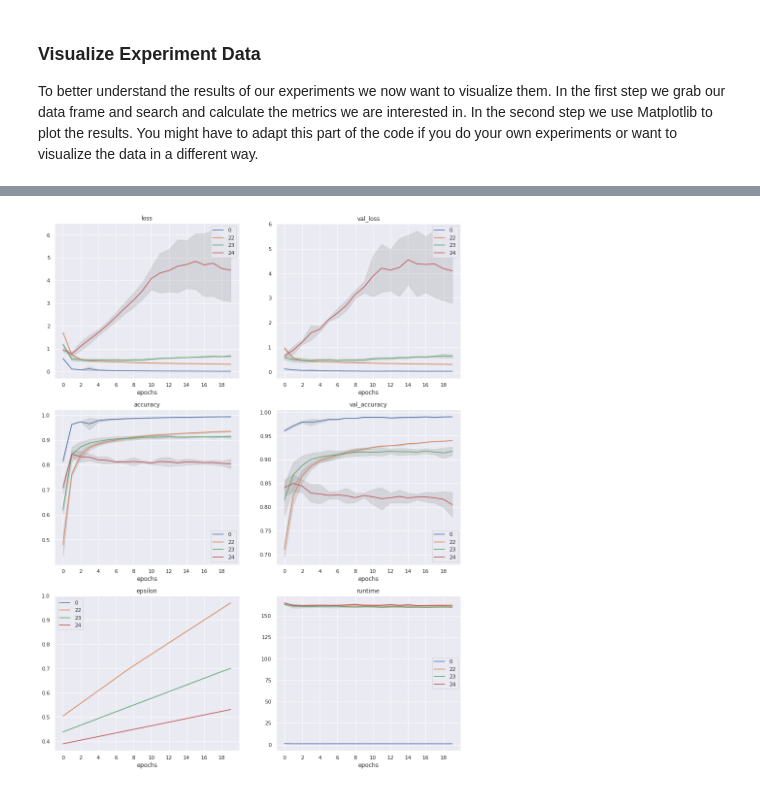
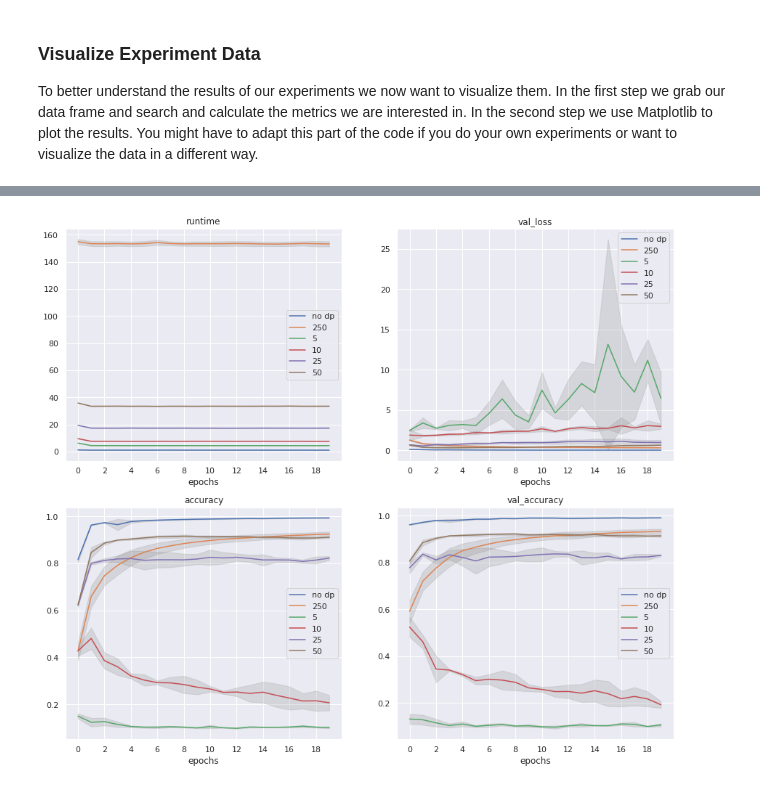
Before and after one commit to hallojs/tf-privacy_guide, a Jupyter notebook: mnist_dpsgd.ipynb, the cells around one changed output, grey strips where cells are left out. Cells and saved outputs as stored; diff of their text form; code cells hidden in the pictures.

```diff
--- a/mnist_dpsgd.ipynb
+++ b/mnist_dpsgd.ipynb
@@ -80,8 +81,7 @@ def compute_epsilon(noise_multiplier, batch_size, target_delta,
       List of orders, at which the Renyi divergence will be computed. If you
       are targeting a particular range of epsilons (say, 1—10) and your delta
       is fixed (say, 10^-5), then your orders must cover the range between
-      1+ln(1/delta)/10=2.15 and 1+ln(1/delta)/1=12.5. The default orders are
-      suitable for the mnist dataset.
+      1+ln(1/delta)/10=2.15 and 1+ln(1/delta)/1=12.5.
   """
   # Together with the noise multiplier are these the parameters which are
   # relevant to measuring the potential privacy loss induced by the training.
@@ -503,15 +489,15 @@ The following code is intended to let you experiment with different combinations
 ### Run Experiments
 # %%
 # If true, the DP-Optimizer is used
-dpsgds = [False, True]
-learning_rates = 2 * [0.1]
-noise_multipliers = 2 * [1.5]
-l2_norm_clips = 2 * [1.0]
-batch_size = 2 * [250]
-microbatches = 2 * [50]
-epochs = 2 * [20]
+dpsgds = 4 * [True]
+learning_rates = 4 * [0.1]
+noise_multipliers = 4 * [1.5]
+l2_norm_clips = 4 * [1.0]
+batch_size = 4 * [250]
+microbatches = [5, 10, 25, 50]
+epochs = 4 * [20]
 target_delta = 1e-5
-runs = 1
+runs = 3
 verbose = 3
 # %%
 # List of dataframes; One dataframe per run
@@ -521,7 +507,7 @@ for idx, dp in enumerate(dpsgds):
   dp_idx = dp_idx + 1 if dp else dp_idx
   for run in range(runs):
     print('\n')
-    print('Experiment:', idx, '/', len(dpsgds), 'Run: ', run+1, '/', runs)
+    print('Experiment:', idx, '/', len(dpsgds)-1, 'Run: ', run+1, '/', runs)
     model, history = train_model(train_data, train_labels, test_data, test_labels, dp,
                                  learning_rates[idx], noise_multipliers[dp_idx], l2_norm_clips[dp_idx],
                                  batch_size[idx], epochs[idx], microbatches[idx], callbacks, verbose)
@@ -562,7 +548,7 @@ for idx, dp in enumerate(dpsgds):
                  'target_delta': target_deltas,
                  'microbatches': microbatches_per_epoch,
                  'batch_sizes': batch_size_per_epoch,
-                 'epoch_nrs': epoch_nrs})
+                 'epoch_nr': epoch_nrs})
 
     run_data = pd.DataFrame(run_data)
 
@@ -592,8 +581,11 @@ To better understand the results of our experiments we now want to visualize the
 # Grab the data we are interesed in
 data_df = pd.read_pickle('data_exp00-24.pkl')
 del data_df['run_nr']
-# Another bug, this time in pandas: as_index=False does not work with aggregate()
-data_df = data_df.groupby(['experiment_nr', 'epoch_nr']).aggregate(['mean', np.nanstd])
+# Another bug, this time in pandas: as_index=False does not work with
+# aggregate()
+data_df = data_df.groupby(['experiment_nr', 'epoch_nr']).aggregate(['mean',
+                                                                    np.nanstd])
+
 data_df.head()
 # %% [output]
 |  |  | loss |  | val_loss |  | accuracy |  | val_accuracy |  | ... |
@@ -607,33 +599,37 @@ data_df.head()
 # %%
 # Visualize our results (I'm sure this could be easier with Seaborn...)
 
 # Select experiments for line-plot
-experiments = [0] + list(range(22, 25))
+experiments = [0, 11] + list(range(18, 22))
 # Select values to plot
-values = ['loss', 'val_loss', 'accuracy', 'val_accuracy', 'epsilon', 'runtime']
+values = ['loss','val_loss', 'accuracy', 'val_accuracy', 'epsilon', 'runtime']
+values = ['runtime','val_loss', 'accuracy', 'val_accuracy']
 
 fig = plt.figure(figsize=(15,20))
 fig.subplots_adjust(hspace=0.2, wspace=0.2)
 
 # Make one plot for each value
 for i, idx in enumerate(values):
     ax = fig.add_subplot(3, 2, i+1)
 
     # Plot mean of the values
     mean = data_df.loc[experiments, idx].loc[:,'mean'].unstack(level=0)
     experiment_plot = ax.plot(mean)
 
     # Visualize the standard derivation of our results
     nanstd = data_df.loc[experiments, idx].loc[:,'nanstd'].unstack(level=0)
     for i in range(len(experiments)):
-      x = list(mean) # number of epochs
+      x = list(range(len(mean))) # number of epochs
       y = mean.to_numpy().T
       d = nanstd.to_numpy().T
       ax.fill_between(x, y[i] - d[i], y[i] + d[i], color='gray', alpha=0.2)
 
     # Make plot look better
-    ax.legend(experiment_plot, experiments)
+    ax.legend(experiment_plot, ['no dp', 250, 5, 10, 25, 50])
     ax.set(title=idx, xlabel='epochs')
     ax.xaxis.set_major_locator(plt.MultipleLocator(2))
+
+# Save plot in file
+plt.savefig('exp.pdf', bbox_inches='tight')
 # %% [output]
-[figure, old version]
+[figure, new version]
```
Also changed, not shown: parts of 8 cells of this notebook.
